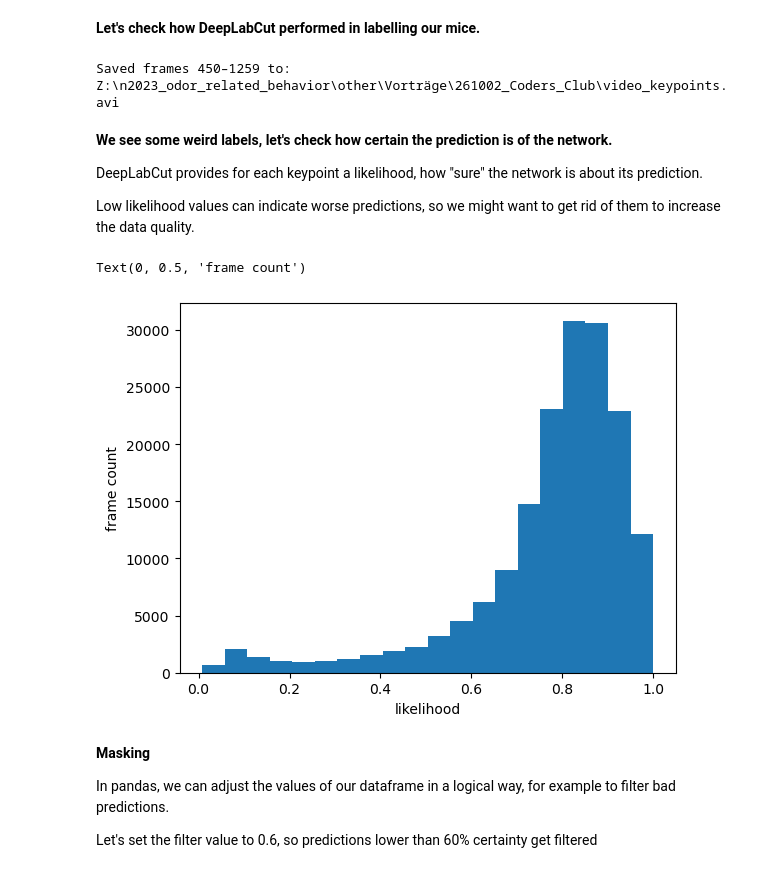
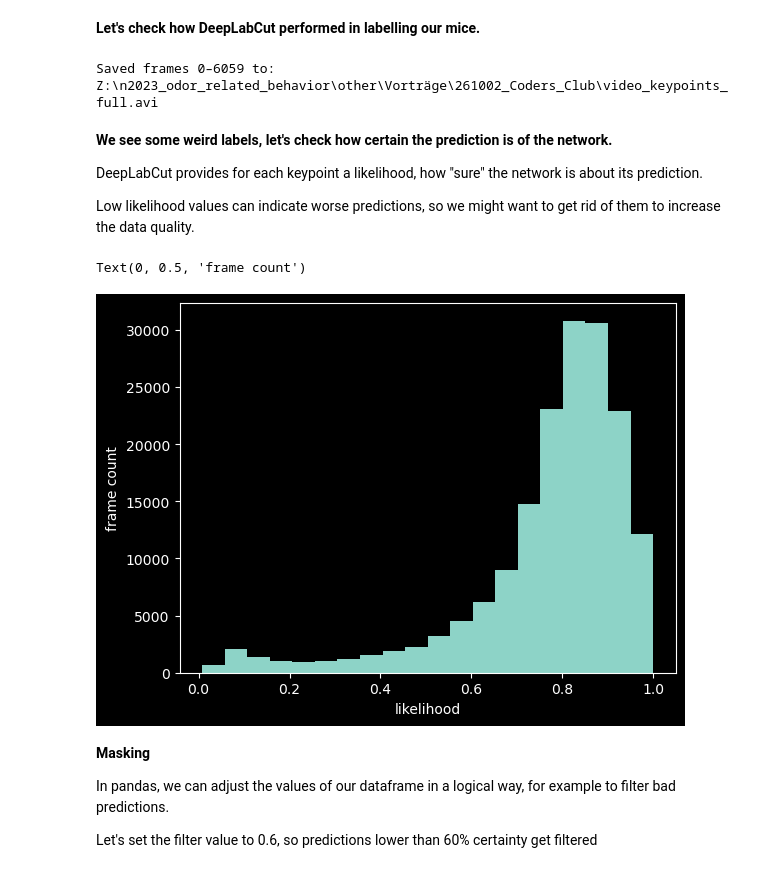
Before and after one commit to FabianQuicken/Ambros_analysis, a Jupyter notebook: DLC_analysis/behavior_codersclub.ipynb, the cells around one changed output. Drawn from its saved outputs; the diff is of its cells as text; code cells hidden in the pictures.

Commit message:
behavior notebook bla

```diff
--- a/DLC_analysis/behavior_codersclub.ipynb
+++ b/DLC_analysis/behavior_codersclub.ipynb
@@ -269,14 +251,14 @@ end_frame = 1260
 draw_dlc_keypoints(
     df=df,
     video_path=video_path,
-    output_path=os.path.join(folder, "video_keypoints.avi"),
+    output_path=os.path.join(folder, "video_keypoints_full.avi"),
     point_size=6,
     colors=colors,
-    start_frame=start_frame,
-    end_frame=end_frame
+#    start_frame=start_frame,
+#    end_frame=end_frame
 )
 # %% [output]
-Saved frames 450–1259 to: Z:\n2023_odor_related_behavior\other\Vorträge\261002_Coders_Club\video_keypoints.avi
+Saved frames 0–6059 to: Z:\n2023_odor_related_behavior\other\Vorträge\261002_Coders_Club\video_keypoints_full.avi
 # %% [markdown]
 **We see some weird labels, let's check how certain the prediction is of the network.**
 
@@ -286,15 +268,15 @@ Low likelihood values can indicate worse predictions, so we might want to get ri
 # %%
 import matplotlib.pyplot as plt
 
 # first put all likelihoods into a one-dimensional numpy array for better visualization
 all_likelihoods = lh_df.to_numpy().ravel()
-
+plt.style.use('dark_background')
 plt.hist(all_likelihoods, bins=20) # bin size of 5%
 plt.xlabel("likelihood")
 plt.ylabel("frame count")
 # %% [output]
 Text(0, 0.5, 'frame count')
-[figure, old version]
+[figure, new version]
 # %% [markdown]
 **Masking**
 
```
Also changed, not shown: parts of 32 cells of this notebook, 2 other files.
